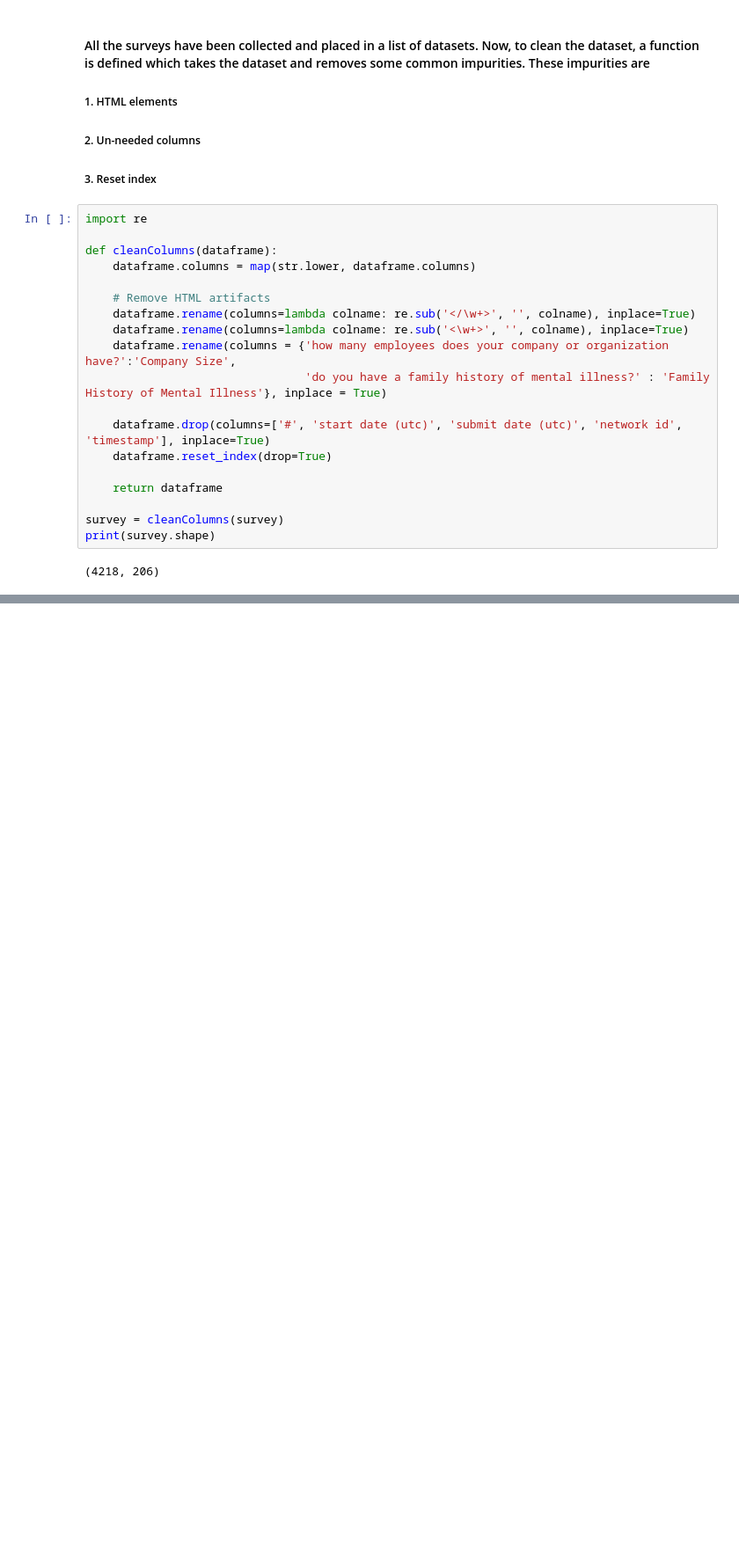
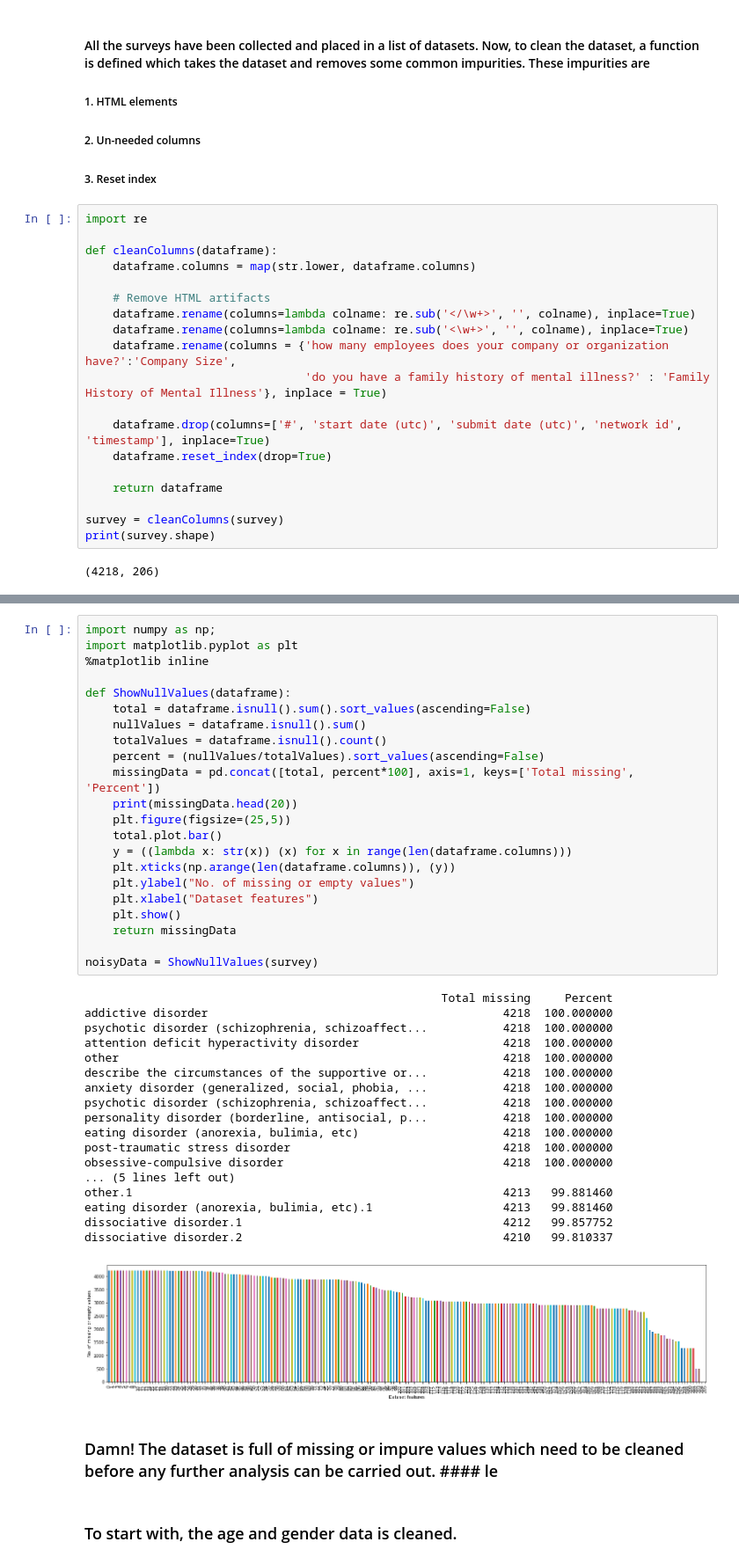
Before and after one commit to amitkarma21/OSMI-Mental-balance-Analysis, a Jupyter notebook: DataCleanup.ipynb, the cells around one changed output, grey strips where cells are left out. Shown at 88% size. Cells and saved outputs as stored; diff of their text form; blank space fills up the shorter version.

```diff
--- a/DataCleanup.ipynb
+++ b/DataCleanup.ipynb
@@ -54,0 +57,45 @@ print(survey.shape)
+# %%
+import numpy as np;
+import matplotlib.pyplot as plt
+%matplotlib inline
+
+def ShowNullValues(dataframe):
+    total = dataframe.isnull().sum().sort_values(ascending=False)
+    nullValues = dataframe.isnull().sum()
+    totalValues = dataframe.isnull().count()
+    percent = (nullValues/totalValues).sort_values(ascending=False)
+    missingData = pd.concat([total, percent*100], axis=1, keys=['Total missing', 'Percent'])
+    print(missingData.head(20))
+    plt.figure(figsize=(25,5))
+    total.plot.bar()
+    y = ((lambda x: str(x)) (x) for x in range(len(dataframe.columns)))
+    plt.xticks(np.arange(len(dataframe.columns)), (y))
+    plt.ylabel("No. of missing or empty values")
+    plt.xlabel("Dataset features")
+    plt.show()
+    return missingData
+
+noisyData = ShowNullValues(survey)
+# %% [output]
+                                                    Total missing     Percent
+addictive disorder                                           4218  100.000000
+psychotic disorder (schizophrenia, schizoaffect...           4218  100.000000
+attention deficit hyperactivity disorder                     4218  100.000000
+other                                                        4218  100.000000
+describe the circumstances of the supportive or...           4218  100.000000
+anxiety disorder (generalized, social, phobia, ...           4218  100.000000
+psychotic disorder (schizophrenia, schizoaffect...           4218  100.000000
+personality disorder (borderline, antisocial, p...           4218  100.000000
+eating disorder (anorexia, bulimia, etc)                     4218  100.000000
+post-traumatic stress disorder                               4218  100.000000
+obsessive-compulsive disorder                                4218  100.000000
+... (5 lines left out)
+other.1                                                      4213   99.881460
+eating disorder (anorexia, bulimia, etc).1                   4213   99.881460
+dissociative disorder.1                                      4212   99.857752
+dissociative disorder.2                                      4210   99.810337
+[figure, added]
+# %% [markdown]
+### Damn! The dataset is full of missing or impure values which need to be cleaned before any further analysis can be carried out. #### le
+# %% [markdown]
+### To start with, the age and gender data is cleaned.
```
Also changed, not shown: parts of 34 cells of this notebook.
